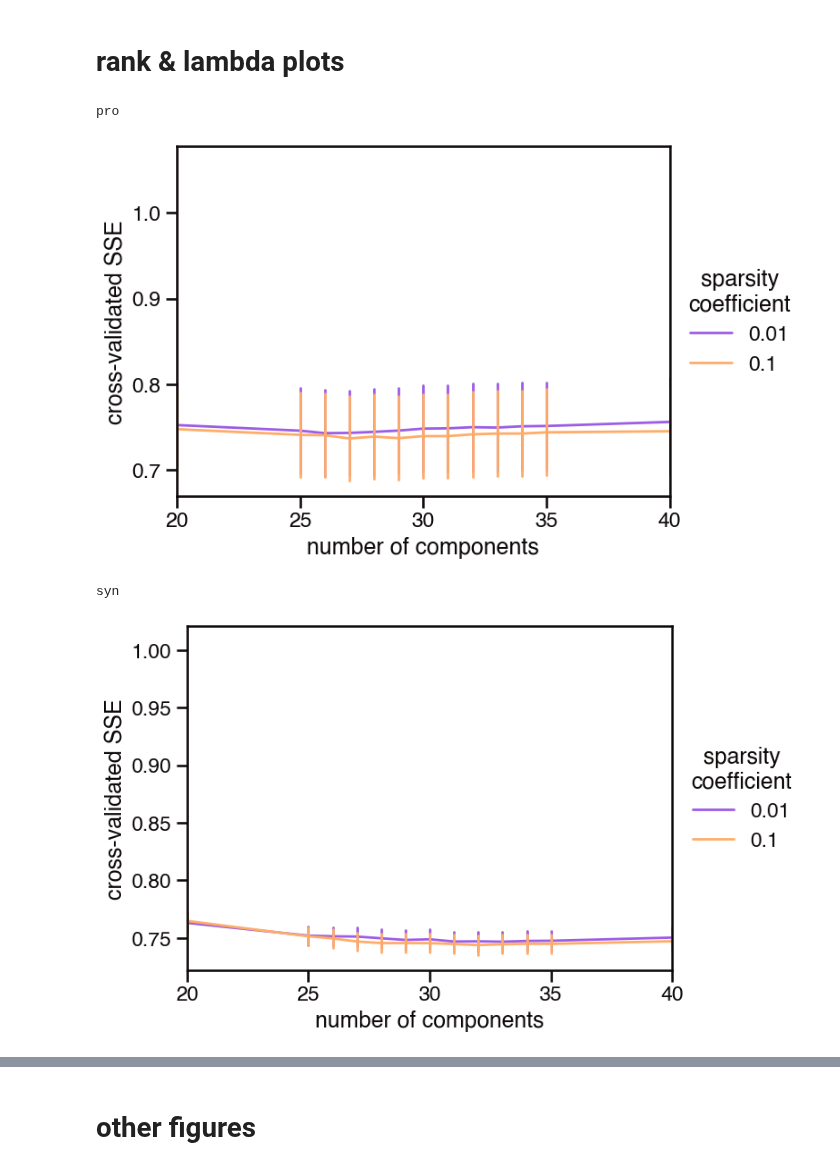
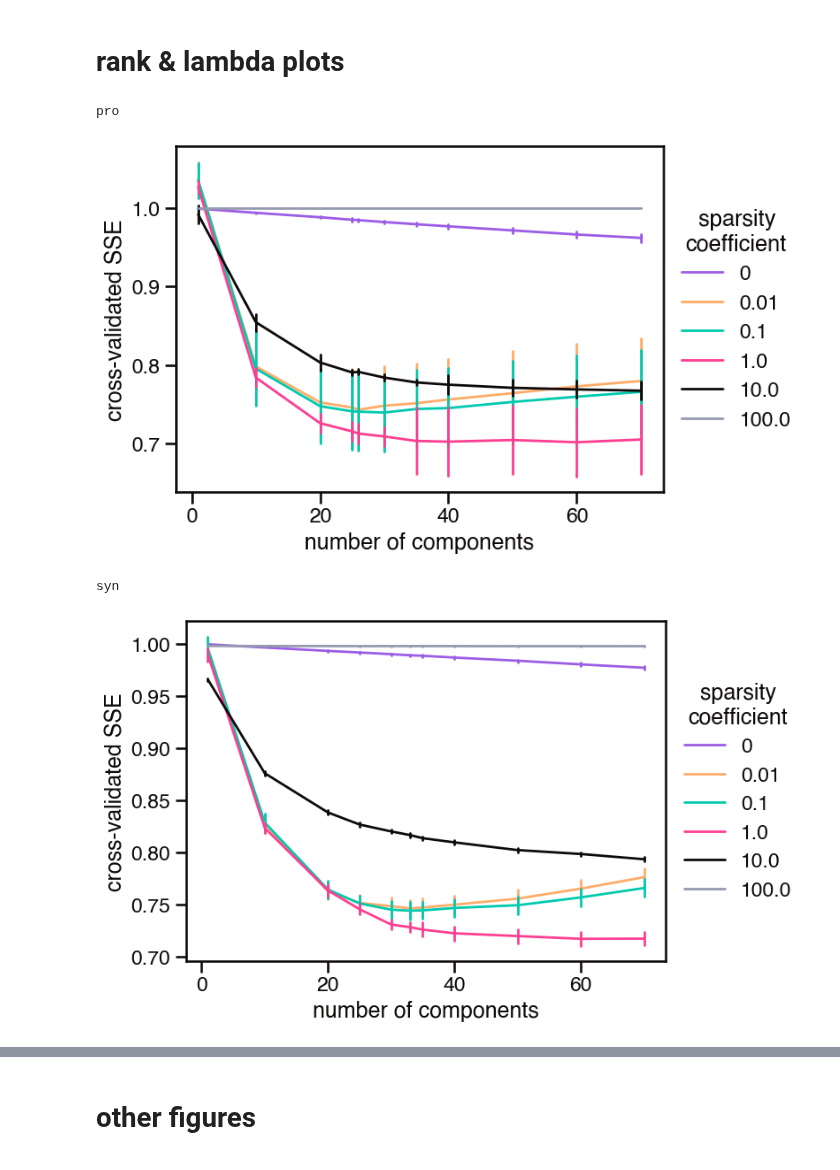
Before and after one commit to blasks/barnacle-manuscript, a Jupyter notebook: figures/4-fitting/cv-data-analysis.ipynb, the cells around one changed output, grey strips where cells are left out. Drawn from its saved outputs; the diff is of its cells as text; code cells hidden in the pictures.

```diff
--- a/figures/4-fitting/cv-data-analysis.ipynb
+++ b/figures/4-fitting/cv-data-analysis.ipynb
@@ -112,47 +126,47 @@ Name: bootstrap_id, dtype: int64
 # look at relative_sse vs rank
 
 plot_ranks = {
-    'pro': [1, 10, 20, 25, 26, 27, 28, 29, 30, 31, 32, 33, 34, 35, 40, 50, 60, 70],
+    'pro': [1, 10, 20, 25, 26, 30, 35, 40, 50, 60, 70],
 #     'pro': [1, 10, 20, 25, 30, 35, 40, 50, 60, 70],
-    'syn': [1, 10, 20, 25, 26, 27, 28, 29, 30, 31, 32, 33, 34, 35, 40, 50, 60, 70],
+    'syn': [1, 10, 20, 25, 30, 33, 35, 40, 50, 60, 70],
 #     'syn': [1, 10, 20, 25, 30, 35, 40, 50, 60, 70],
 }
 # plot_ranks = [1, 10, 20, 25, 26, 27, 28, 29, 30, 31, 32, 33, 34, 35, 40, 50, 60, 70]
-# plot_lambdas = [0, 0.01, 0.1, 1., 10., 100.]
-plot_lambdas = [0.01, 0.1]
+plot_lambdas = [0, 0.01, 0.1, 1., 10., 100.]
+# plot_lambdas = [0.01, 0.1]
 plot_bootstraps = np.arange(10)
 
 for genus in ['pro', 'syn']:
     print(genus)
     results_df = df[df['genus'] == genus]
     results_df = results_df[results_df['bootstrap_id'].isin(plot_bootstraps)]
     results_df = results_df[results_df['rank'].isin(plot_ranks[genus])]
     results_df = results_df[results_df['modeled_replicate'] != results_df['comparison_replicate']]
 
     fig, axis = plt.subplots(figsize=(7, 5))
     for i, lamb in enumerate(plot_lambdas):
         data_df = results_df[results_df['lambda'] == lamb]
         sns.lineplot(
             x='rank',
             y='relative_sse',
             color=sns.color_palette()[i],
             errorbar='se',
             err_style='bars',
             data=data_df,
             ax=axis,
             label=lamb
     );
-    plt.xlim([20, 40])
+#     plt.xlim([20, 40])
     plt.xlabel('number of components')
     plt.ylabel('cross-validated SSE')
     plt.legend(title='\t sparsity\ncoefficient', alignment='center', loc='center left', bbox_to_anchor=(1, .5));
     plt.savefig('{}-sse-v-rank.png'.format(genus), bbox_inches='tight')
     plt.show()
 # %% [output]
 pro
-[figure, old version]
+[figure, new version]
 syn
-[figure, old version]
+[figure, new version]
 # %%
 # pick optimal rank, including only sparsity coefficients that exhibit a minimum
 
```
Also changed, not shown: parts of 12 cells of this notebook, 5 other files.
